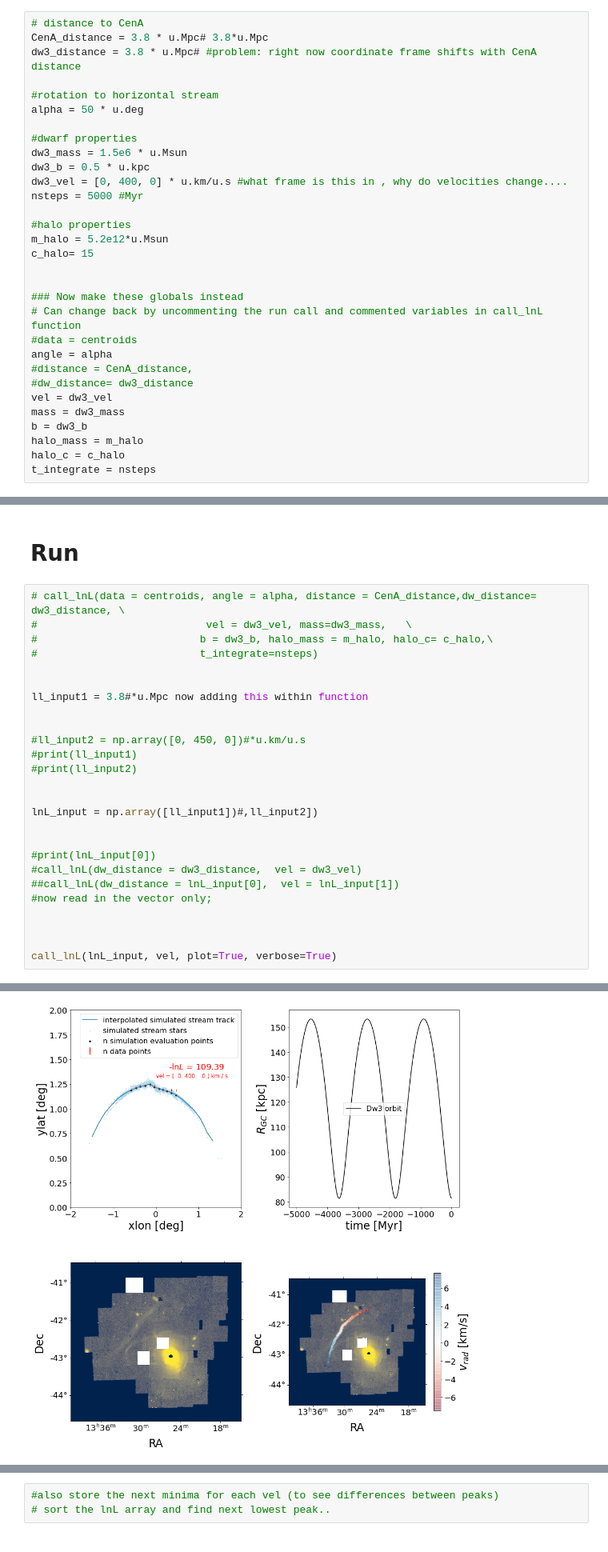
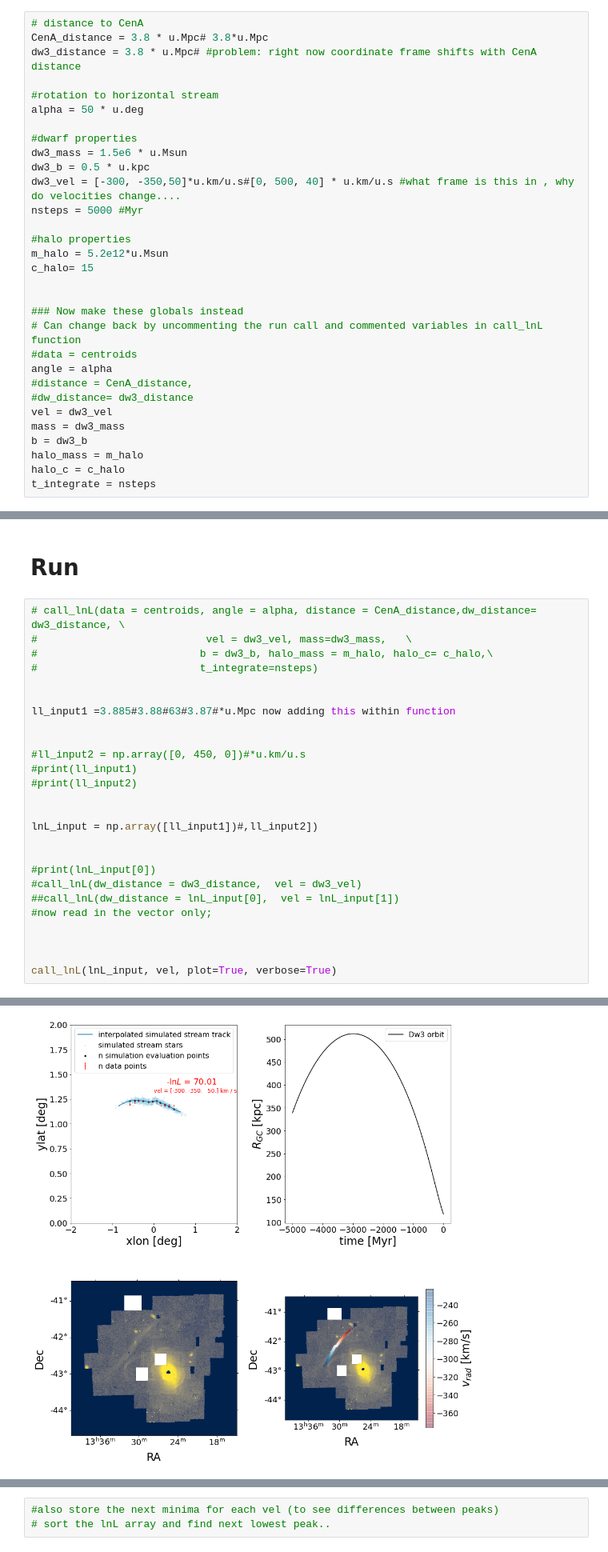
Before and after one commit to sapearson/CenA, a Jupyter notebook: notebooks/Call_lnL.ipynb, the cells around one changed output, grey strips where cells are left out. Shown at 80% size. Saved outputs shown, nothing was run; the diff lists cells and outputs as text.

```diff
--- a/notebooks/Call_lnL.ipynb
+++ b/notebooks/Call_lnL.ipynb
@@ -458,7 +486,7 @@ alpha = 50 * u.deg
 #dwarf properties
 dw3_mass = 1.5e6 * u.Msun
 dw3_b = 0.5 * u.kpc
-dw3_vel = [0, 400, 0] * u.km/u.s #what frame is this in , why do velocities change....
+dw3_vel = [-300, -350,50]*u.km/u.s#[0, 500, 40] * u.km/u.s #what frame is this in , why do velocities change....
 nsteps = 5000 #Myr
 
 #halo properties
@@ -495,7 +523,7 @@ $[8.9107468 \times 10^{11}] \; \mathrm{M_{\odot}}$
 #                          t_integrate=nsteps)
 
 
-ll_input1 = 3.8#*u.Mpc now adding this within function
+ll_input1 =3.885#3.88#63#3.87#*u.Mpc now adding this within function
 
 
 #ll_input2 = np.array([0, 450, 0])#*u.km/u.s
@@ -521,4 +549,4 @@ plot saved in: /Users/spearson/Desktop/Research/CenA/CenA2021/plots/
-[figure, old version]
+[figure, new version]
 # %% [markdown]
 # Now want to minimize inverted lnL
 We need to make the inputs a vector and make "call lnL" should only be a function of those variables we ant to change (orbit, position), the rest should be globals.
```
Also changed, not shown: parts of 28 cells of this notebook.
